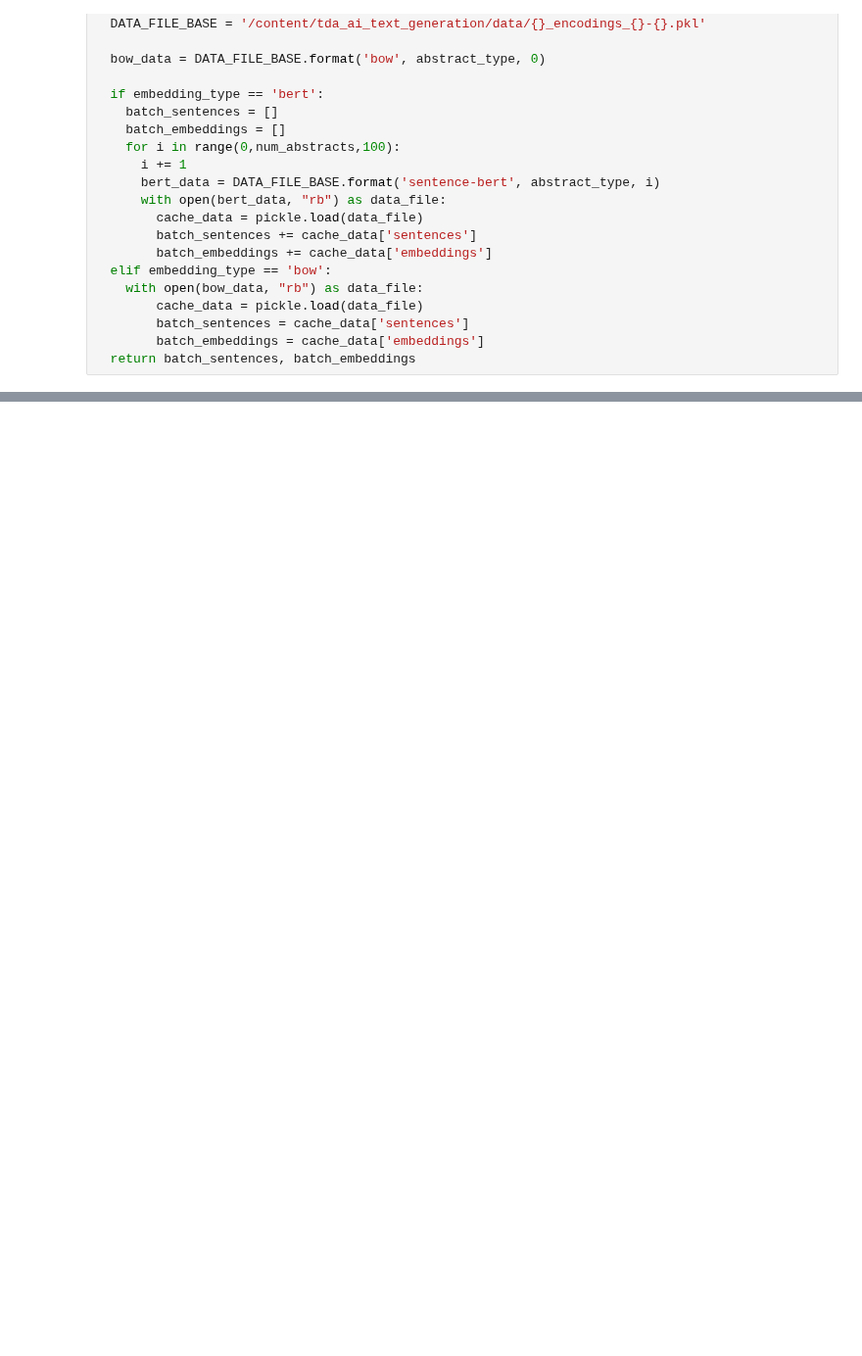
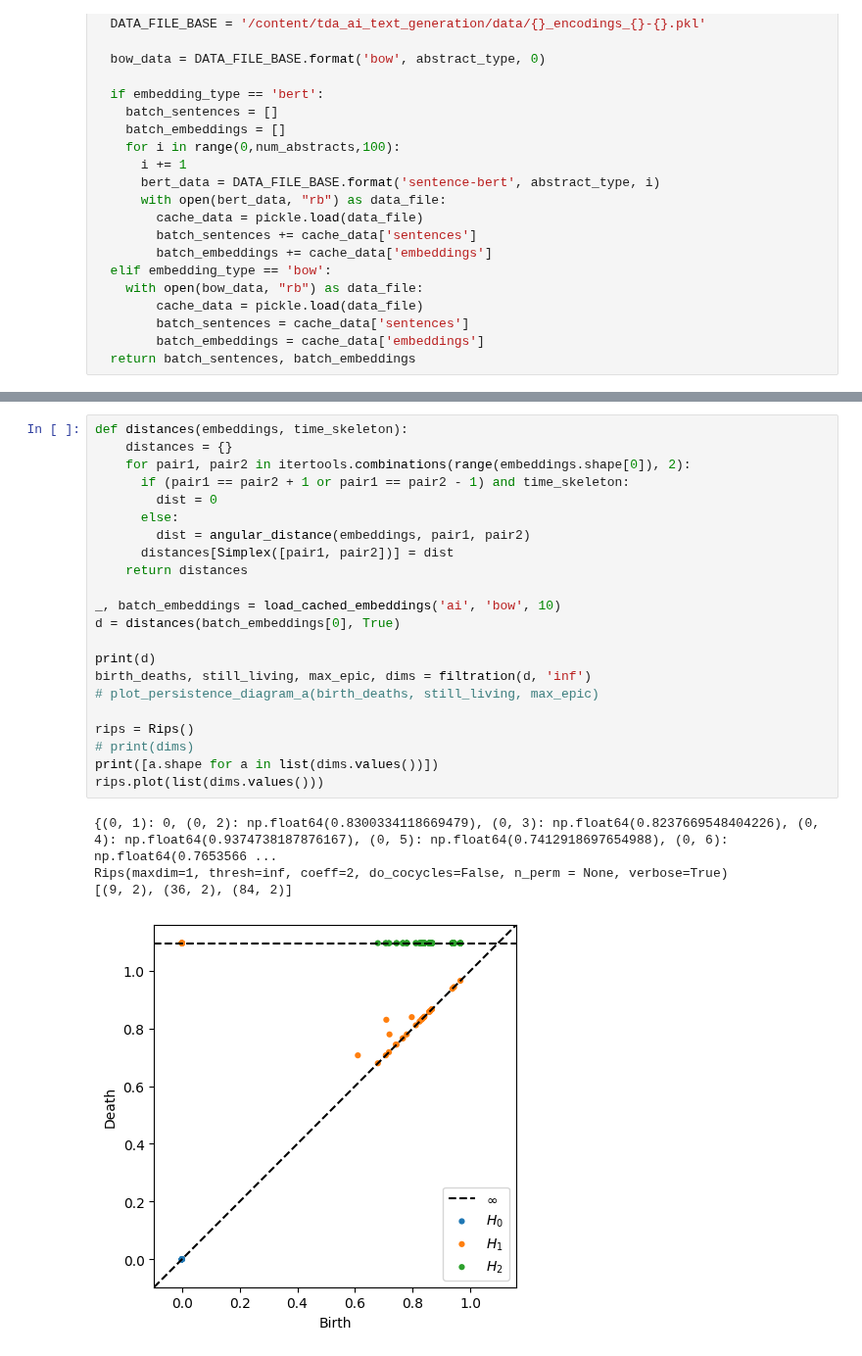
Before and after one commit to aguilin1/tda_ai_text_generation, a Jupyter notebook: tda_ai_text_detection.ipynb, the cells around one changed output, grey strips where cells are left out. Shown at 98% size. Cells and saved outputs as stored; diff of their text form; blank space fills up the shorter version.

Commit message:
Using my home grown vietoris rips filtration

```diff
--- a/tda_ai_text_detection.ipynb
+++ b/tda_ai_text_detection.ipynb
@@ -147,3 +395,30 @@ def load_cached_embeddings(abstract_type, embedding_type, num_abstracts):
+# %%
+def distances(embeddings, time_skeleton):
+    distances = {}
+    for pair1, pair2 in itertools.combinations(range(embeddings.shape[0]), 2):
+      if (pair1 == pair2 + 1 or pair1 == pair2 - 1) and time_skeleton:
+        dist = 0
+      else:
+        dist = angular_distance(embeddings, pair1, pair2)
+      distances[Simplex([pair1, pair2])] = dist
+    return distances
+
+_, batch_embeddings = load_cached_embeddings('ai', 'bow', 10)
+d = distances(batch_embeddings[0], True)
+
+print(d)
+birth_deaths, still_living, max_epic, dims = filtration(d, 'inf')
+# plot_persistence_diagram_a(birth_deaths, still_living, max_epic)
+
+rips = Rips()
+# print(dims)
+print([a.shape for a in list(dims.values())])
+rips.plot(list(dims.values()))
+# %% [output]
+{(0, 1): 0, (0, 2): np.float64(0.8300334118669479), (0, 3): np.float64(0.8237669548404226), (0, 4): np.float64(0.9374738187876167), (0, 5): np.float64(0.7412918697654988), (0, 6): np.float64(0.7653566 ...
+Rips(maxdim=1, thresh=inf, coeff=2, do_cocycles=False, n_perm = None, verbose=True)
+[(9, 2), (36, 2), (84, 2)]
+[figure, added]
 # %%
 import pickle
 import numpy as np
```
Also changed, not shown: parts of 7 cells of this notebook.
